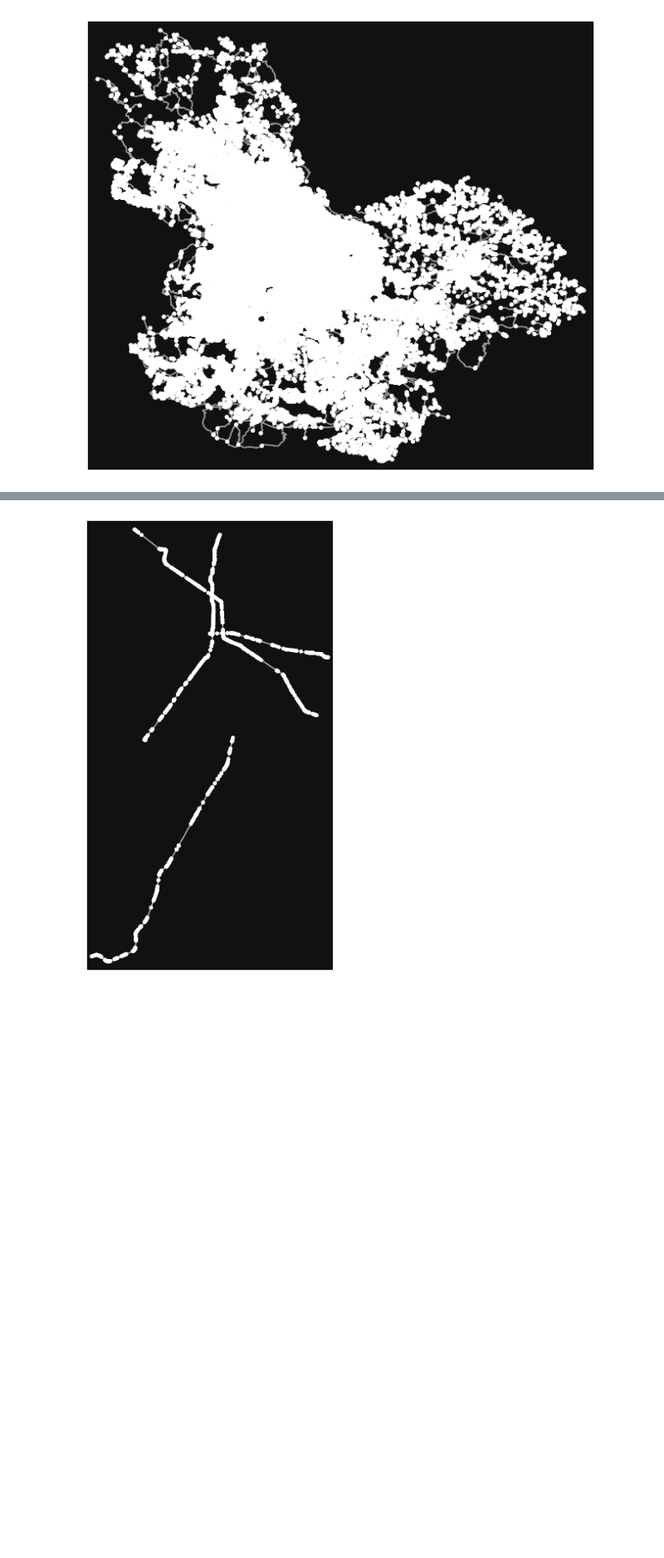
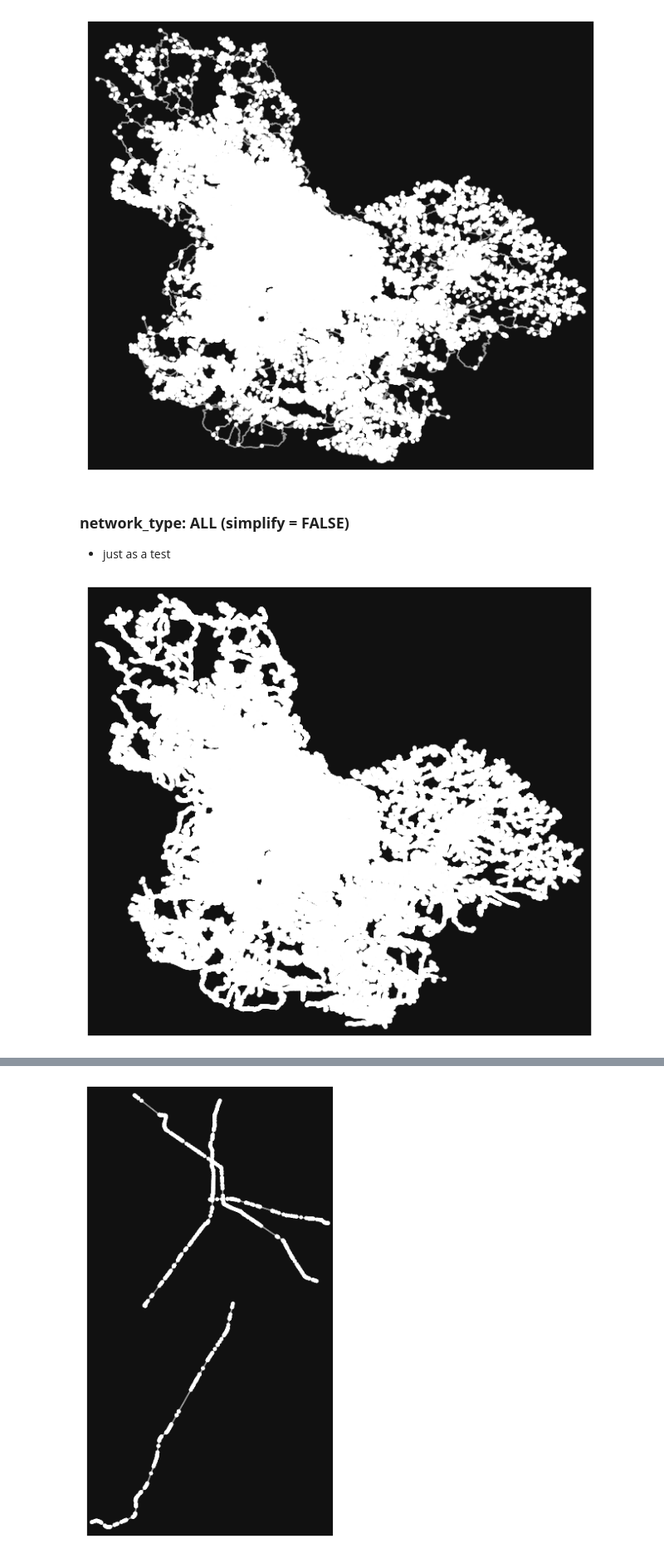
Before and after one commit to CentroFuturoCiudades/red-vial-guadalajara, a Jupyter notebook: Comparing with OSM/redOSMNX_withLimits.ipynb, the cells around one changed output, grey strips where cells are left out. Shown at 83% size. Saved outputs shown, nothing was run; the diff lists cells and outputs as text; code cells hidden in the pictures; blank space fills up the shorter version.

```diff
--- a/Comparing with OSM/redOSMNX_withLimits.ipynb
+++ b/Comparing with OSM/redOSMNX_withLimits.ipynb
@@ -40,4 +52,15 @@ fig, ax = ox.plot_graph(G_vial_all)
 all_nodes, all_edges = ox.graph_to_gdfs(G_vial_all)
 all_nodes.to_file(r'C:\Users\AP03542515\OneDrive - Instituto Tecnologico y de Estudios Superiores de Monterrey\Red Vial Guadalajara\Red Vial Guadalajara\Pruebas OSM-OSMNX\osmnx-AMG\Highway_All\Nodes\all_nodes.shp')
 all_edges.to_file(r'C:\Users\AP03542515\OneDrive - Instituto Tecnologico y de Estudios Superiores de Monterrey\Red Vial Guadalajara\Red Vial Guadalajara\Pruebas OSM-OSMNX\osmnx-AMG\Highway_All\Edges\all_edges.shp')
+# %% [markdown]
+### __network_type: ALL (simplify = FALSE)__
+- just as a test
+# %%
+G_vial_all_unsimplified = ox.graph_from_polygon(AMG_Polygon.geometry[0], network_type='all', simplify=False)
+fig, ax = ox.plot_graph(G_vial_all_unsimplified)
+all_unsimplified_nodes, all_unsimplified_edges = ox.graph_to_gdfs(G_vial_all_unsimplified)
+all_unsimplified_nodes.to_file(r'C:\Users\AP03542515\OneDrive - Instituto Tecnologico y de Estudios Superiores de Monterrey\Red Vial Guadalajara\Red Vial Guadalajara\Pruebas OSM-OSMNX\osmnx-AMG\Highway_All\Unsimplified\Nodes\all_unsimplified_nodes.shp')
+all_unsimplified_edges.to_file(r'C:\Users\AP03542515\OneDrive - Instituto Tecnologico y de Estudios Superiores de Monterrey\Red Vial Guadalajara\Red Vial Guadalajara\Pruebas OSM-OSMNX\osmnx-AMG\Highway_All\Unsimplified\Edges\all_unsimplified_edges.shp')
+# %% [output]
+[figure, added]
 # %% [markdown]
```
Also changed, not shown: parts of 12 cells of this notebook, 2 other files.
